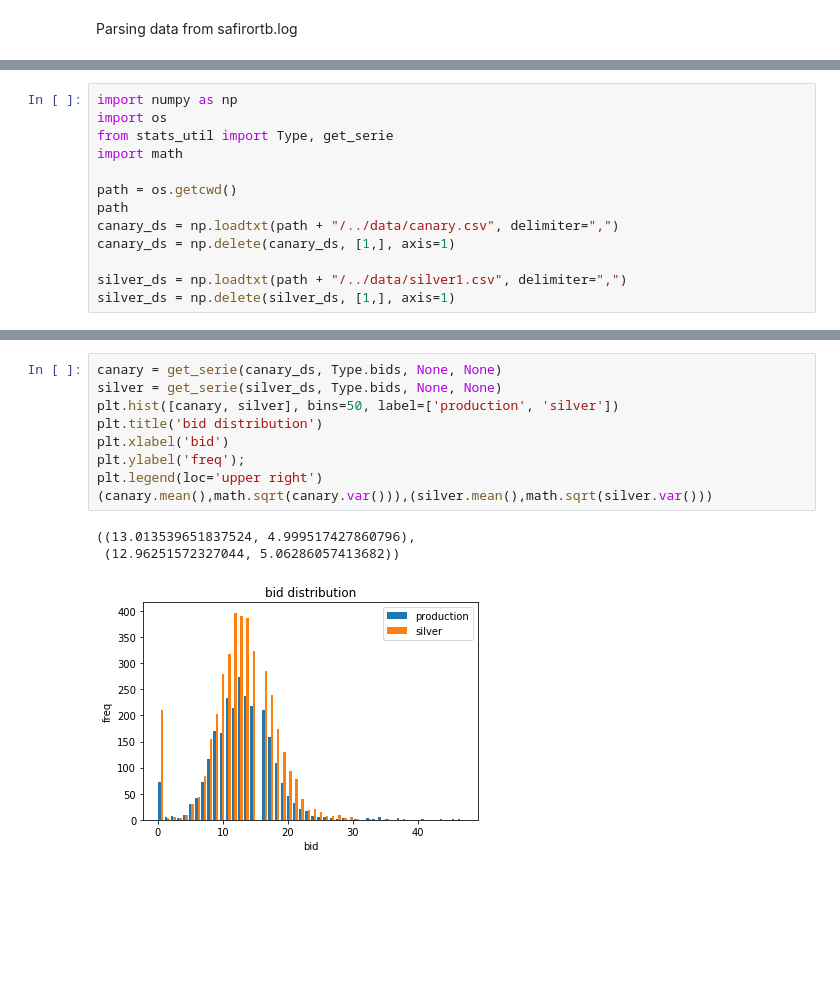
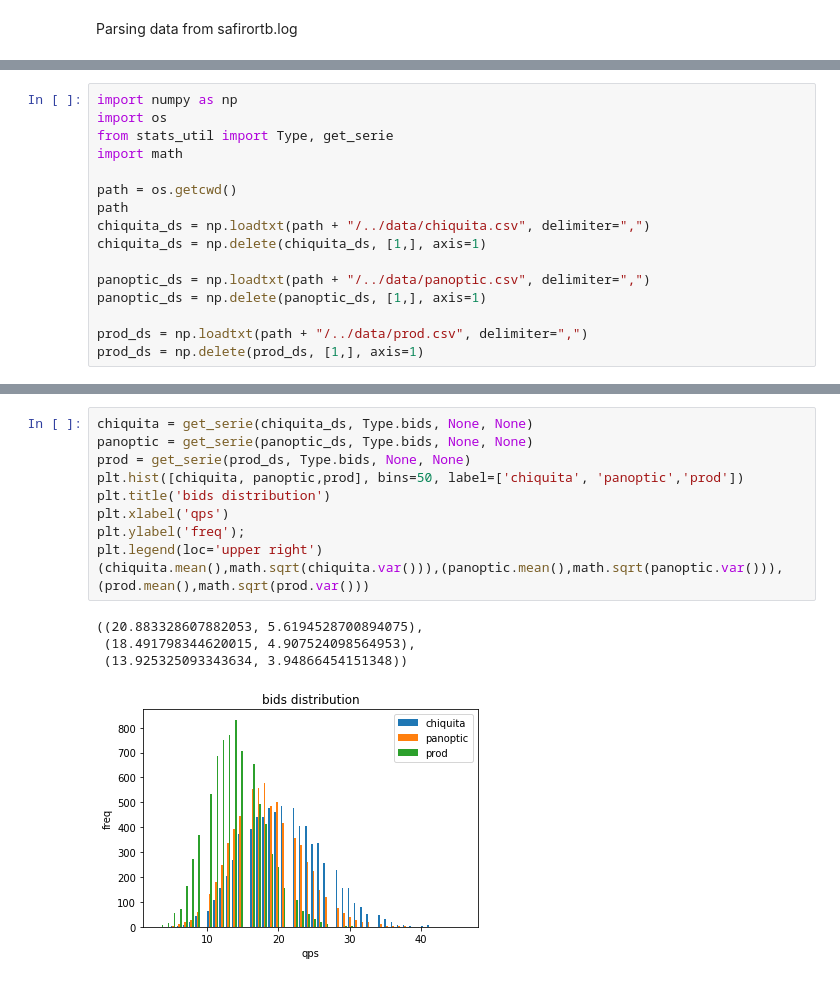
Before and after one commit to gmaggiotti/bidder-stats, a Jupyter notebook: src/ap_canaries.ipynb, the cells around one changed output, grey strips where cells are left out. Saved outputs shown, nothing was run; the diff lists cells and outputs as text; blank space fills up the shorter version.

```diff
--- a/src/ap_canaries.ipynb
+++ b/src/ap_canaries.ipynb
@@ -21,11 +24,14 @@ import math
 
 path = os.getcwd()
 path
-canary_ds = np.loadtxt(path + "/../data/canary.csv", delimiter=",")
-canary_ds = np.delete(canary_ds, [1,], axis=1)
+chiquita_ds = np.loadtxt(path + "/../data/chiquita.csv", delimiter=",")
+chiquita_ds = np.delete(chiquita_ds, [1,], axis=1)
 
-silver_ds = np.loadtxt(path + "/../data/silver1.csv", delimiter=",")
-silver_ds = np.delete(silver_ds, [1,], axis=1)
+panoptic_ds = np.loadtxt(path + "/../data/panoptic.csv", delimiter=",")
+panoptic_ds = np.delete(panoptic_ds, [1,], axis=1)
+
+prod_ds = np.loadtxt(path + "/../data/prod.csv", delimiter=",")
+prod_ds = np.delete(prod_ds, [1,], axis=1)
 # %%
 from matplotlib.pyplot import figure
 import matplotlib.pyplot as plt
@@ -75,16 +86,18 @@ plt.legend(loc='upper right')
 # %%
-canary = get_serie(canary_ds, Type.bids, None, None)
-silver = get_serie(silver_ds, Type.bids, None, None)
-plt.hist([canary, silver], bins=50, label=['production', 'silver'])
-plt.title('bid distribution')
-plt.xlabel('bid')
+chiquita = get_serie(chiquita_ds, Type.bids, None, None)
+panoptic = get_serie(panoptic_ds, Type.bids, None, None)
+prod = get_serie(prod_ds, Type.bids, None, None)
+plt.hist([chiquita, panoptic,prod], bins=50, label=['chiquita', 'panoptic','prod'])
+plt.title('bids distribution')
+plt.xlabel('qps')
 plt.ylabel('freq');
 plt.legend(loc='upper right')
-(canary.mean(),math.sqrt(canary.var())),(silver.mean(),math.sqrt(silver.var()))
+(chiquita.mean(),math.sqrt(chiquita.var())),(panoptic.mean(),math.sqrt(panoptic.var())),(prod.mean(),math.sqrt(prod.var()))
 # %% [output]
-((13.013539651837524, 4.999517427860796),
- (12.96251572327044, 5.06286057413682))
+((20.883328607882053, 5.6194528700894075),
+ (18.491798344620015, 4.907524098564953),
+ (13.925325093343634, 3.94866454151348))
-[figure, old version]
+[figure, new version]
 # %%
 from matplotlib.pyplot import figure
 import matplotlib.pyplot as plt
```
Also changed, not shown: parts of 6 cells of this notebook, 1 other file.
